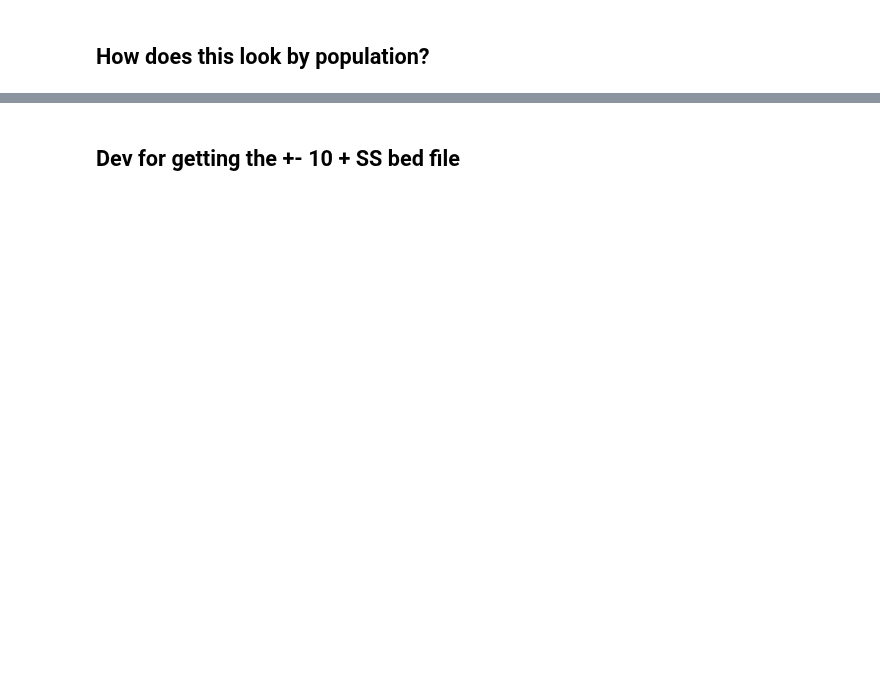
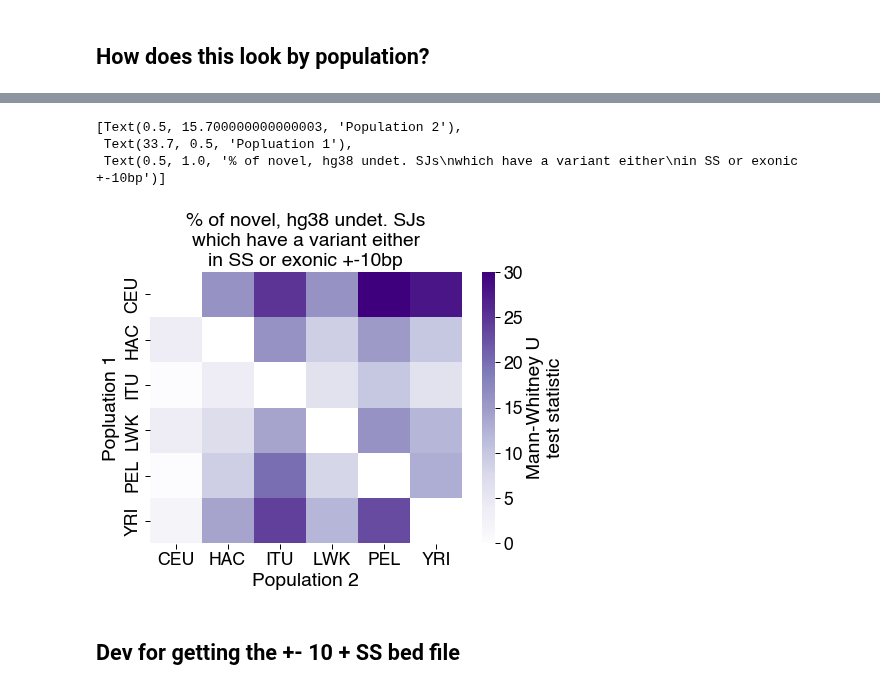
Before and after one commit to fairliereese/240903_pt, a Jupyter notebook: analysis/td_personal_exonic_sj_ss_snps.ipynb, the cells around one changed output, grey strips where cells are left out. Saved outputs shown, nothing was run; the diff lists cells and outputs as text; code cells hidden in the pictures; blank space fills up the shorter version.

```diff
--- a/analysis/td_personal_exonic_sj_ss_snps.ipynb
+++ b/analysis/td_personal_exonic_sj_ss_snps.ipynb
@@ -194,3 +200,57 @@ ax.spines['top'].set_visible(False)
+# %%
+# test -- Mann-Whitney U for each pop. pair with hypothesis greater
+import itertools
+
+stat_df = pd.DataFrame()
+for p1, p2 in list(itertools.permutations(temp.population.unique(), 2)):
+    x = temp.loc[temp.population==p1,'perc'].tolist() # hyp. --> greater
+    y = temp.loc[temp.population==p2,'perc'].tolist()
+
+    try:
+        stat, pval = st.mannwhitneyu(x, y, alternative='greater')
+    except:
+        break
+    temp3 = pd.DataFrame(data=[[p1, p2, stat, pval]],
+                         columns=['pop1', 'pop2', 'stat', 'pval'])
+    stat_df = pd.concat([stat_df, temp3], axis=0)
+    del temp3
+
+# fdr correction
+from statsmodels.stats.multitest import multipletests
+_, adj_p_vals, _, _ = multipletests(stat_df.pval.tolist(), method='fdr_bh')
+stat_df['adj_pval'] = adj_p_vals
+stat_df.head()
+
+# add sig. annotation
+# * <= 0.05
+# ** <= 0.01
+# *** <= 0.001
+stat_df['sig_annot'] = ''
+# stat_df.loc[stat_df.pval <= 0.05, 'sig_annot'] = '*'
+# stat_df.loc[stat_df.pval <= 0.01, 'sig_annot'] = '**'
+# stat_df.loc[stat_df.pval <= 0.001, 'sig_annot'] = '***'
+stat_df.loc[stat_df.adj_pval <= 0.05, 'sig_annot'] = '*'
+stat_df.loc[stat_df.adj_pval <= 0.01, 'sig_annot'] = '**'
+stat_df.loc[stat_df.adj_pval <= 0.001, 'sig_annot'] = '***'
+
+# pivot x2 to get a stat and annot df to plot
+stat_df1 = stat_df.pivot(index='pop1', columns='pop2', values='stat')
+annot_df = stat_df.pivot(index='pop1', columns='pop2', values='sig_annot')
+
+ax = sns.heatmap(stat_df1, cmap='Purples',
+            annot=annot_df,
+            fmt='',
+            cbar_kws={'label': 'Mann-Whitney U\ntest statistic'})
+
+# labels need them
+ax.set(xlabel='Population 2',
+       ylabel='Popluation 1',
+       title='% of novel, hg38 undet. SJs\nwhich have a variant either\nin SS or exonic +-10bp')
+# %% [output]
+[Text(0.5, 15.700000000000003, 'Population 2'),
+ Text(33.7, 0.5, 'Popluation 1'),
+ Text(0.5, 1.0, '% of novel, hg38 undet. SJs\nwhich have a variant either\nin SS or exonic +-10bp')]
+[figure, added]
 # %% [markdown]
 ## Dev for getting the +- 10 + SS bed file
 # %%
```
Also changed, not shown: parts of 2 cells of this notebook, 1 other file.
